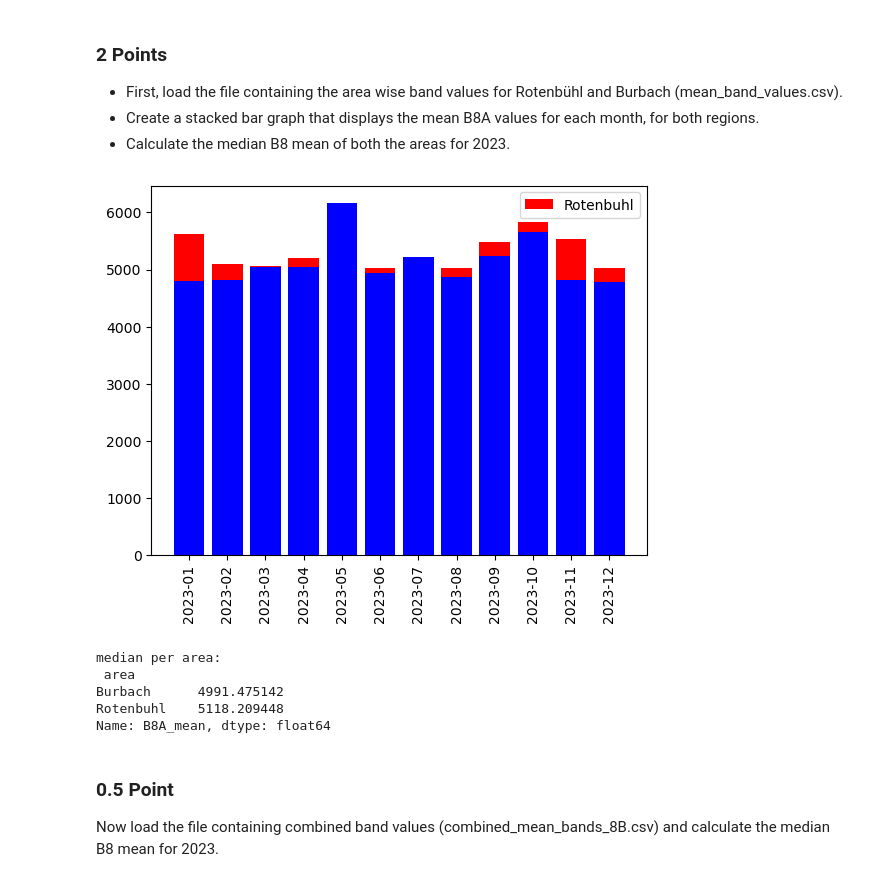
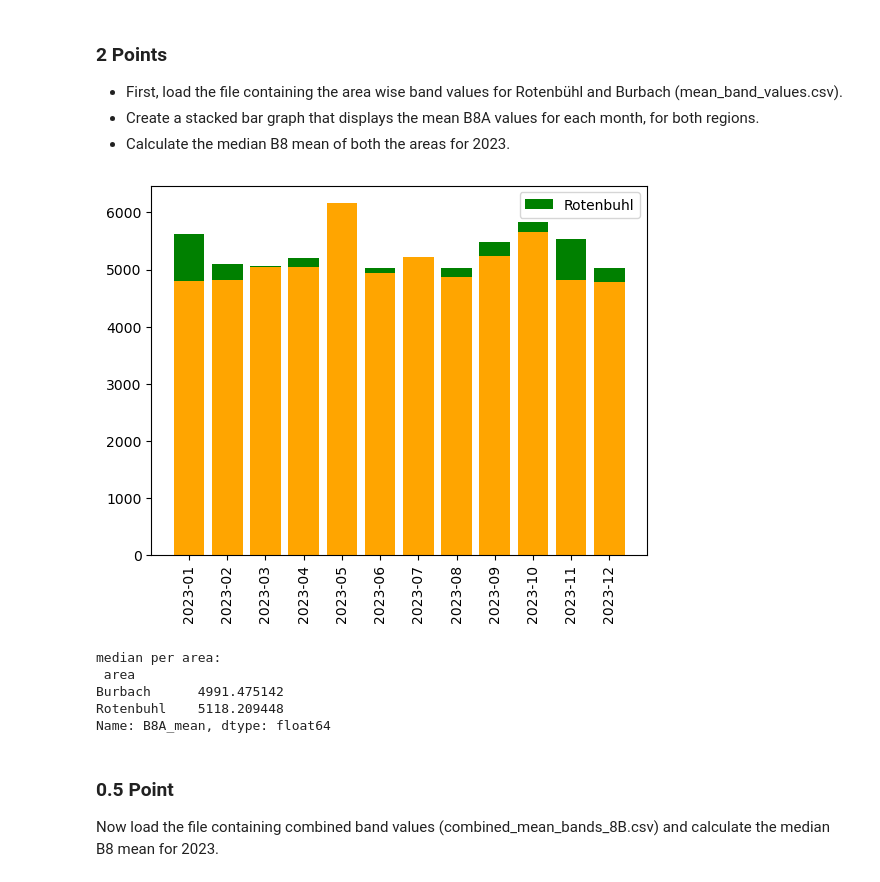
Before and after one commit to samueleserri/Elements-of-Data-Science-and-Artificial-Intelligence-, a Jupyter notebook: Assignment_2/EDSAI_assignment_2.ipynb, the cells around one changed output. Saved outputs shown, nothing was run; the diff lists cells and outputs as text; code cells hidden in the pictures.

```diff
--- a/Assignment_2/EDSAI_assignment_2.ipynb
+++ b/Assignment_2/EDSAI_assignment_2.ipynb
@@ -272,16 +129,15 @@ import matplotlib.pyplot as plt
 # %%
 # Add your code here
 mean_band_values = pd.read_csv('mean_band_values.csv')
-colors = {'Rotenbuhl': 'red', 'Burbach': 'blue'}
-fig, ax = plt.subplots()
+colors = {'Rotenbuhl': 'green', 'Burbach': 'orange'}
 plt.bar(mean_band_values['month'], mean_band_values['B8A_mean'], color = mean_band_values['area'].map(colors))
 plt.xticks(rotation=90)
 plt.legend(['Rotenbuhl', 'Burbach'])
 plt.show()
 median_per_area = mean_band_values['B8A_mean'].groupby(mean_band_values['area']).median()
 print('median per area:\n', median_per_area)
 # %% [output]
-[figure, old version]
+[figure, new version]
 median per area:
  area
 Burbach      4991.475142
```
Also changed, not shown: parts of 17 cells of this notebook.
